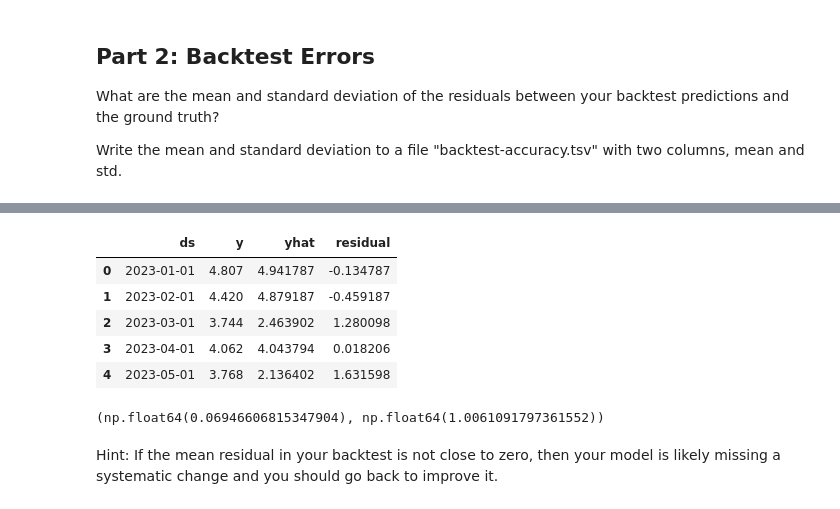
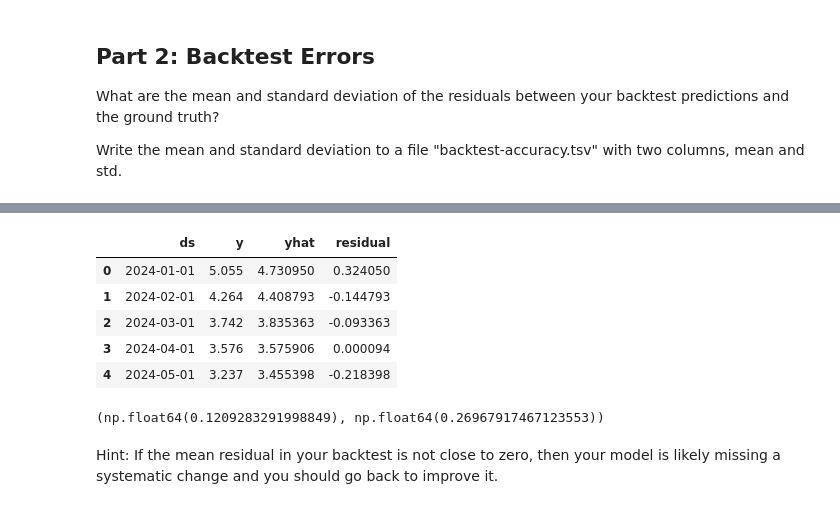
Before and after one commit to tlevash23/AIinField, a Jupyter notebook: project.ipynb, the cells around one changed output, grey strips where cells are left out. Drawn from its saved outputs; the diff is of its cells as text; code cells hidden in the pictures.

```diff
--- a/project.ipynb
+++ b/project.ipynb
@@ -121,14 +121,19 @@ Write the mean and standard deviation to a file "backtest-accuracy.tsv" with two
 # YOUR CHANGES HERE
 
 # train 2020-22
-train_back = prophet_df[prophet_df["ds"] < "2023-01-01"]
+train_back = prophet_df[prophet_df["ds"] < "2024-01-01"]
 
 #actual
-ground = prophet_df[(prophet_df["ds"] >= "2023-01-01") & (prophet_df["ds"] < "2024-01-01")][["ds","y"]]
+ground = prophet_df[(prophet_df["ds"] >= "2024-01-01") & (prophet_df["ds"] < "2025-01-01")][["ds","y"]]
 # %%
 # fit
-model_back = Prophet(yearly_seasonality=False)
-model_back.add_seasonality(name = "yearly", period=365.25, fourier_order=10)
+model_back = Prophet(
+    yearly_seasonality=False,
+    weekly_seasonality=False,
+    daily_seasonality=False,
+    changepoint_prior_scale=0.5
+)
+model_back.add_seasonality(name="yearly_12m", period=365.25, fourier_order=10)
 model_back.add_seasonality(name="monthly", period=30.5, fourier_order=5)
 model_back.fit(train_back)
 # %% [output]
@@ -137,25 +142,24 @@ model_back.fit(train_back)
 <prophet.forecaster.Prophet at 0x...>
 # %%
 # forecast
-future_back = model_back.make_future_dataframe(periods=12, freq="MS")
-forecast_back = model_back.predict(future_back)
+future_back = pd.DataFrame({
+    "ds": pd.date_range("2024-01-01", "2024-12-01", freq="MS")
+})
 
-pred_2023 = forecast_back[
-    forecast_back["ds"].dt.year == 2023
-][["ds", "yhat"]]
+forecast_back = model_back.predict(future_back)[["ds", "yhat"]]
 # %%
 # comparison
-comparison = ground.merge(pred_2023, on="ds")
+comparison = ground.merge(forecast_back, on="ds")
 comparison["residual"] = comparison["y"] - comparison["yhat"]
 
 comparison.head()
 # %% [output]
 |  | ds | y | yhat | residual |
-| 0 | 2023-01-01 | 4.807 | 4.941787 | -0.134787 |
-| 1 | 2023-02-01 | 4.420 | 4.879187 | -0.459187 |
-| 2 | 2023-03-01 | 3.744 | 2.463902 | 1.280098 |
-| 3 | 2023-04-01 | 4.062 | 4.043794 | 0.018206 |
-| 4 | 2023-05-01 | 3.768 | 2.136402 | 1.631598 |
+| 0 | 2024-01-01 | 5.055 | 4.730950 | 0.324050 |
+| 1 | 2024-02-01 | 4.264 | 4.408793 | -0.144793 |
+| 2 | 2024-03-01 | 3.742 | 3.835363 | -0.093363 |
+| 3 | 2024-04-01 | 3.576 | 3.575906 | 0.000094 |
+| 4 | 2024-05-01 | 3.237 | 3.455398 | -0.218398 |
 # %%
 # mean std
 mean_resid = comparison["residual"].mean()
@@ -163,7 +167,7 @@ std_resid = comparison["residual"].std()
 
 mean_resid, std_resid
 # %% [output]
-(np.float64(0.06946606815347904), np.float64(1.0061091797361552))
+(np.float64(0.1209283291998849), np.float64(0.26967917467123553))
 # %%
 acc = pd.DataFrame({"mean": [mean_resid], "std": [std_resid]})
 
```
Also changed, not shown: parts of 4 cells of this notebook, 2 other files.
